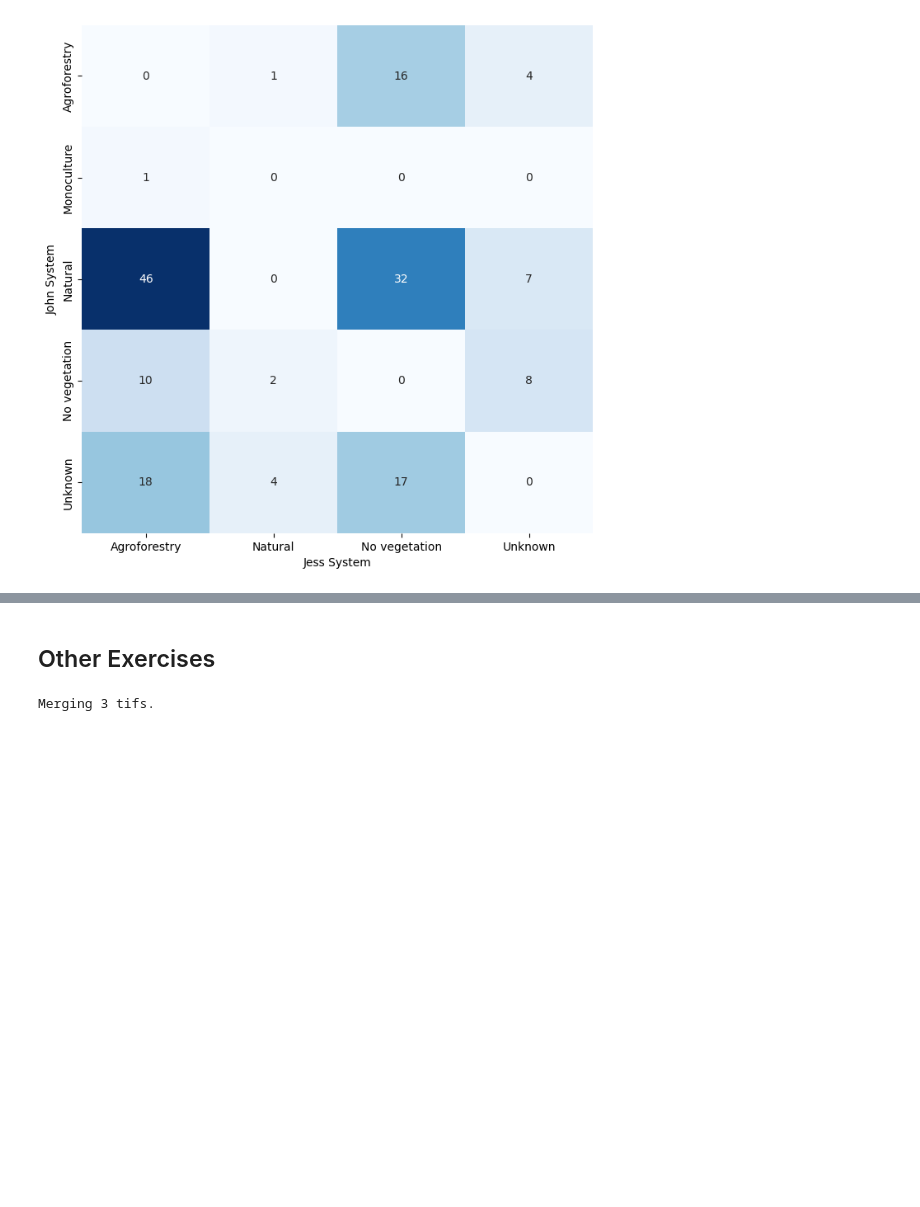
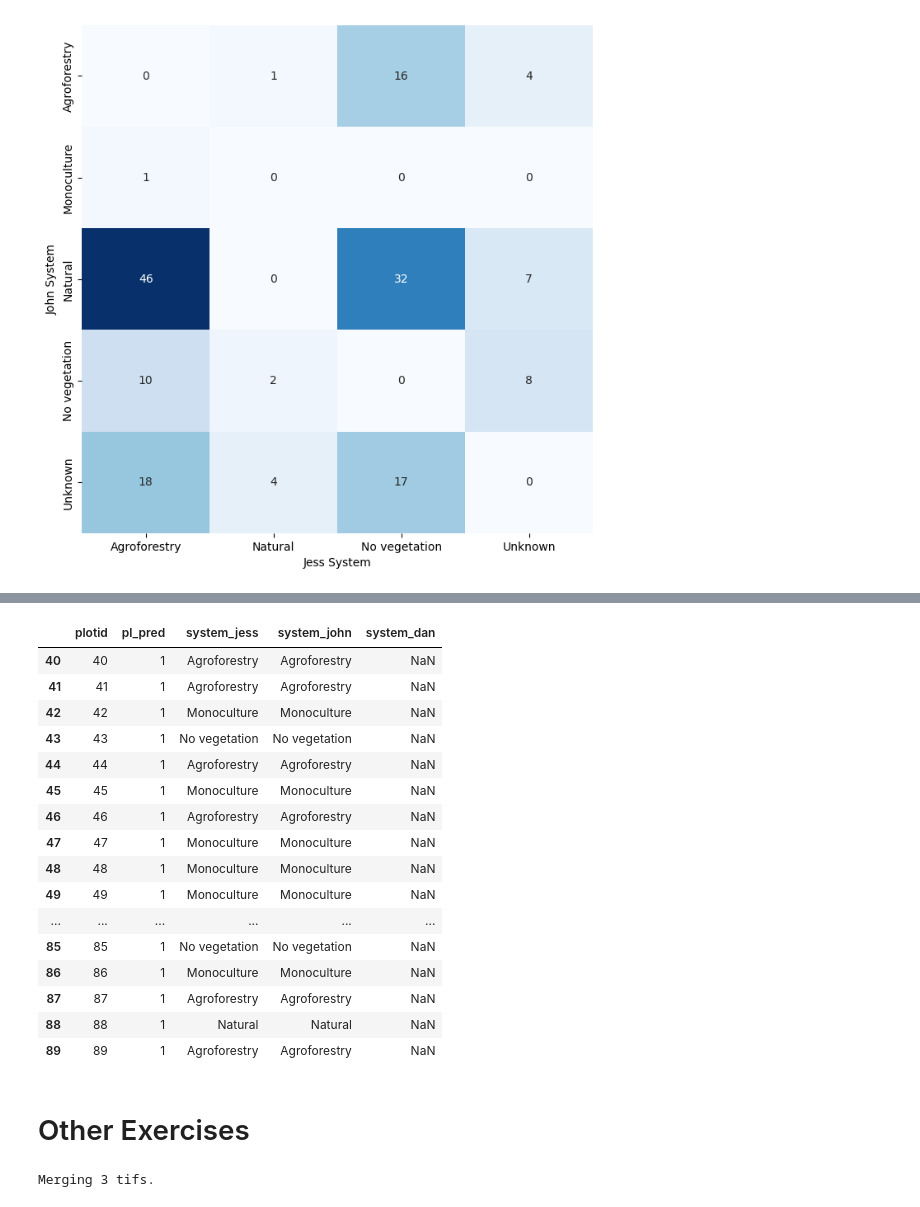
Before and after one commit to wri/plantation_classifier, a Jupyter notebook: notebooks/modeling/validation.ipynb, the cells around one changed output, grey strips where cells are left out. Saved outputs shown, nothing was run; the diff lists cells and outputs as text; code cells hidden in the pictures; blank space fills up the shorter version.

```diff
--- a/notebooks/modeling/validation.ipynb
+++ b/notebooks/modeling/validation.ipynb
@@ -275,0 +364,15 @@ Classification F1-score 65.2%
+# %%
+df1 = confirm_ready(jess2)
+df2 = confirm_ready(john2)
+df3 = daniel2.rename(columns={"System": "system"})
+df3 = df3[['plotid', 'system']]
+consensus = df1.merge(df2[['plotid', 'system', 'pl_pred']],
+                      on='plotid',
+                      suffixes=('_jess', '_john'))
+consensus = consensus.merge(df3,
+                            on='plotid',
+                            how='left',
+                            suffixes=('', '_dan'))
+consensus.rename(columns={'system': 'system_dan',
+                         'pl_pred_jess':'pl_pred'}, inplace=True)
+df2 = consensus[['plotid', 'pl_pred', 'system_jess','system_john', 'system_dan']]
@@ -276,5 +417,25 @@ Classification F1-score 65.2%
+# %%
+df2[df2.pl_pred == 1]
+# %% [output]
+|  | plotid | pl_pred | system_jess | system_john | system_dan |
+| 40 | 40 | 1 | Agroforestry | Agroforestry | NaN |
+| 41 | 41 | 1 | Agroforestry | Agroforestry | NaN |
+| 42 | 42 | 1 | Monoculture | Monoculture | NaN |
+| 43 | 43 | 1 | No vegetation | No vegetation | NaN |
+| 44 | 44 | 1 | Agroforestry | Agroforestry | NaN |
+| 45 | 45 | 1 | Monoculture | Monoculture | NaN |
+| 46 | 46 | 1 | Agroforestry | Agroforestry | NaN |
+| 47 | 47 | 1 | Monoculture | Monoculture | NaN |
+| 48 | 48 | 1 | Monoculture | Monoculture | NaN |
+| 49 | 49 | 1 | Monoculture | Monoculture | NaN |
+| ... | ... | ... | ... | ... | ... |
+| 85 | 85 | 1 | No vegetation | No vegetation | NaN |
+| 86 | 86 | 1 | Monoculture | Monoculture | NaN |
+| 87 | 87 | 1 | Agroforestry | Agroforestry | NaN |
+| 88 | 88 | 1 | Natural | Natural | NaN |
+| 89 | 89 | 1 | Agroforestry | Agroforestry | NaN |
 # %% [markdown]
-## Other Exercises
+# Other Exercises
 # %%
 # create a comb mosaic
 def mosaic_tif(tifs_to_mosaic, outpath):
```
Also changed, not shown: parts of 23 cells of this notebook.
